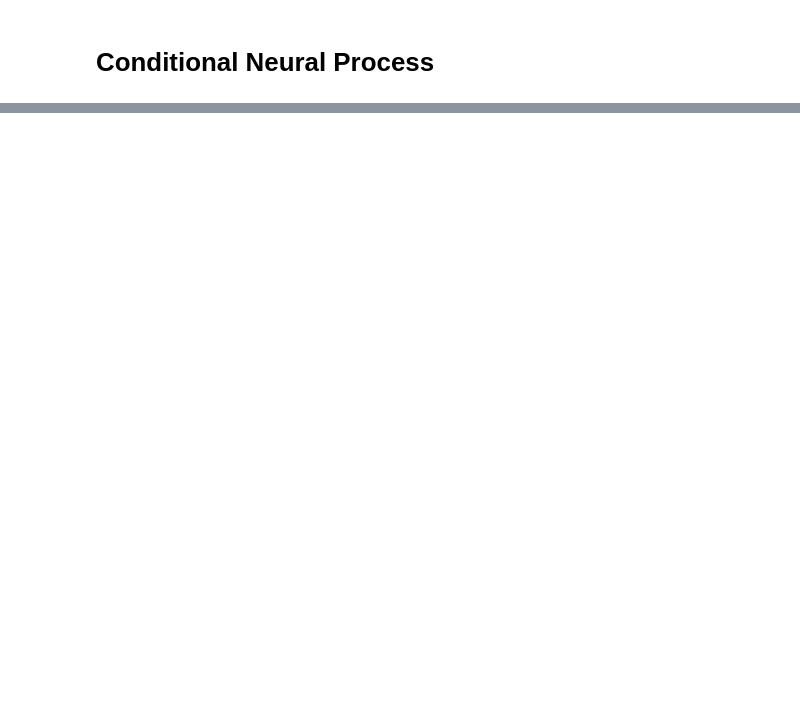
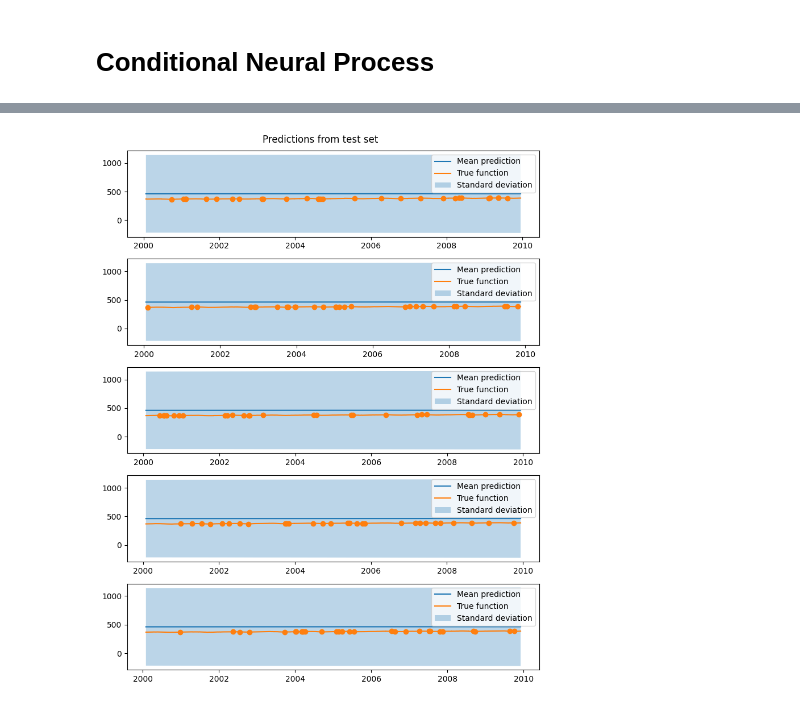
Before and after one commit to tonywu71/neural-processes, a Jupyter notebook: train_cnp_from_dataset.ipynb, the cells around one changed output, grey strips where cells are left out. Saved outputs shown, nothing was run; the diff lists cells and outputs as text; code cells hidden in the pictures; blank space fills up the shorter version.

```diff
--- a/train_cnp_from_dataset.ipynb
+++ b/train_cnp_from_dataset.ipynb
@@ -164,0 +195,3 @@ fig = plot_preds_from_ds_test(model, ds_test=data_generator.test_ds, num_samples
+# %%
+fig = plot_preds_from_ds_test(model, ds_test=data_generator.test_ds, num_samples=5)
+# %% [output]
@@ -164,0 +199 @@ fig = plot_preds_from_ds_test(model, ds_test=data_generator.test_ds, num_samples
+[figure, added]
```
Also changed, not shown: parts of 13 cells of this notebook.
